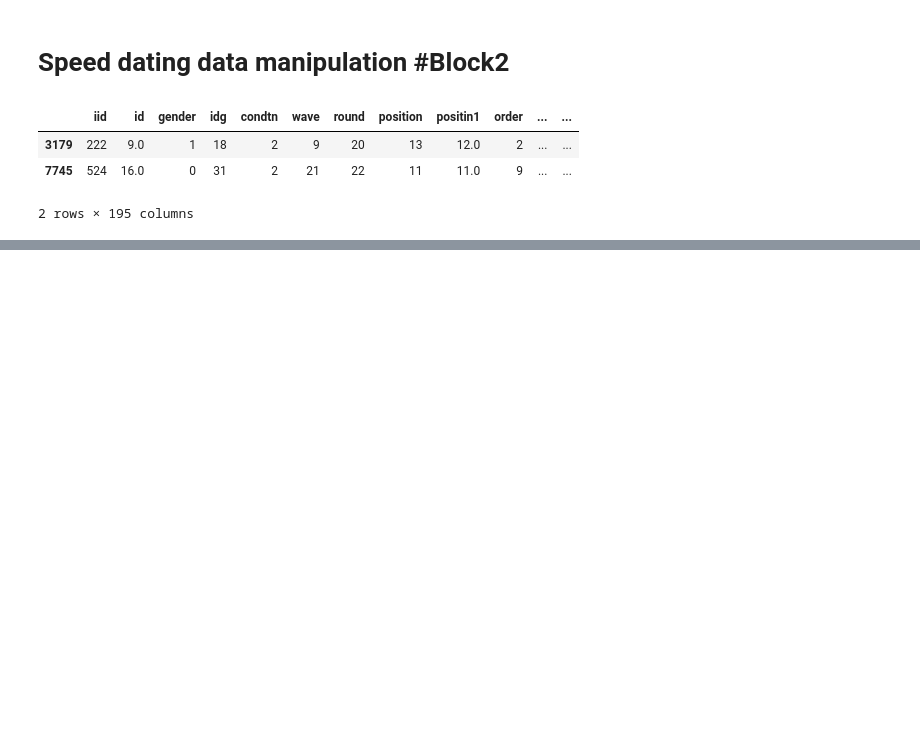
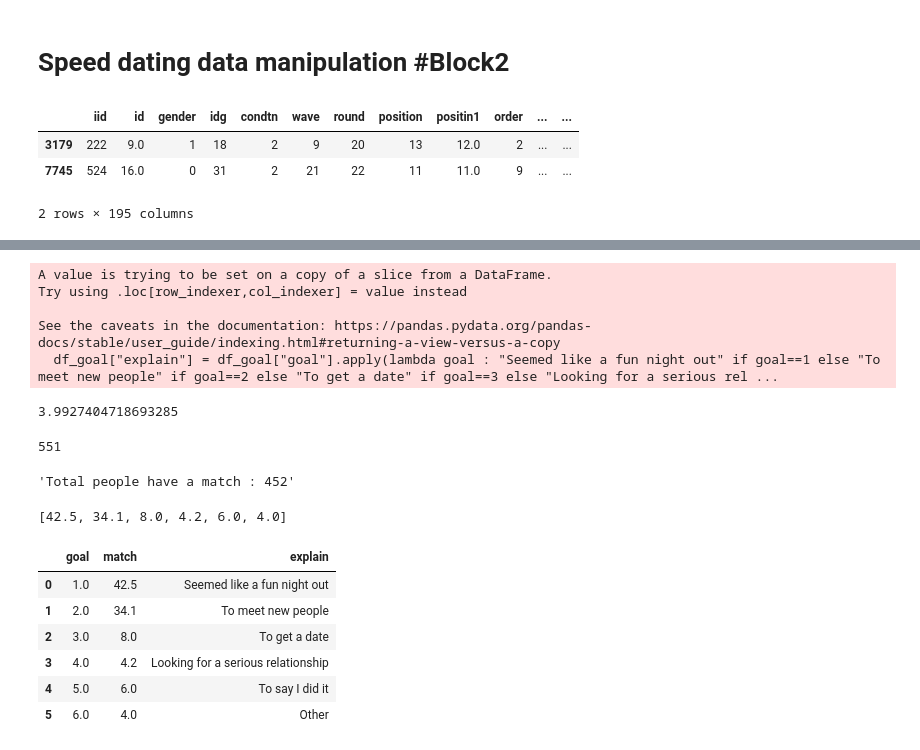
Before and after one commit to MKrouma/Jedha_Dating, a Jupyter notebook: research/notebook/speed-dating-analysis.ipynb, the cells around one changed output, grey strips where cells are left out. Cells and saved outputs as stored; diff of their text form; code cells hidden in the pictures; blank space fills up the shorter version.

```diff
--- a/research/notebook/speed-dating-analysis.ipynb
+++ b/research/notebook/speed-dating-analysis.ipynb
@@ -40,0 +127,45 @@ Index(['iid', 'id', 'gender', 'idg', 'condtn', 'wave', 'round', 'position',
+# %%
+df_goal = df_dating[["iid", "match", "goal"]]
+df_goal["explain"] = df_goal["goal"].apply(lambda goal : "Seemed like a fun night out" if goal==1 else "To meet new people" if goal==2 else "To get a date" if goal==3 else "Looking for a serious relationship" if goal==4 else "To say I did it" if goal==5 else "Other")
+
+# ho many people looking for serious relionship get a match
+match_serious_people = 100 * (df_goal[df_goal["explain"]=="Looking for a serious relationship"].iid.unique().shape[0] / df_dating.iid.unique().shape[0])
+display(match_serious_people)
+
+# percentage of people receiving date according to they first intention
+n_people = df_dating.iid.unique().shape[0]
+display(n_people)
+
+total_match = len(df_goal[df_goal["match"]==1].iid.unique())
+display("Total people have a match : {}".format(total_match))
+
+n_math_id_goal = df_goal[df_goal["match"]==1].groupby("iid").first().groupby("goal").count()
+
+n_math_id_goal = pd.DataFrame(round(100 * (n_math_id_goal["match"] / total_match), 1)).reset_index()
+n_math_id_goal["explain"] = n_math_id_goal["goal"].apply(lambda goal : "Seemed like a fun night out" if goal==1.0 else "To meet new people" if goal==2.0 else "To get a date" if goal==3.0 else "Looking for a serious relationship" if goal==4.0 else "To say I did it" if goal==5.0 else "Other")
+display(list(n_math_id_goal["match"].values))
+
+# pie variables
+match_goal = n_math_id_goal["match"].values
+names = list(n_math_id_goal["explain"].unique())
+explode = (0.05,0,0,0,0,0)
+color_palette = ["#265952", "#DFCEEB", "#DBDE2F", "#45201E", "#c7ac92", "#a44a3f"]
+
+display(n_math_id_goal)
+# %% [output]
+A value is trying to be set on a copy of a slice from a DataFrame.
+Try using .loc[row_indexer,col_indexer] = value instead
+
+See the caveats in the documentation: https://pandas.pydata.org/pandas-docs/stable/user_guide/indexing.html#returning-a-view-versus-a-copy
+  df_goal["explain"] = df_goal["goal"].apply(lambda goal : "Seemed like a fun night out" if goal==1 else "To meet new people" if goal==2 else "To get a date" if goal==3 else "Looking for a serious rel ...
+3.9927404718693285
+551
+'Total people have a match : 452'
+[42.5, 34.1, 8.0, 4.2, 6.0, 4.0]
+|  | goal | match | explain |
+| 0 | 1.0 | 42.5 | Seemed like a fun night out |
+| 1 | 2.0 | 34.1 | To meet new people |
+| 2 | 3.0 | 8.0 | To get a date |
+| 3 | 4.0 | 4.2 | Looking for a serious relationship |
+| 4 | 5.0 | 6.0 | To say I did it |
+| 5 | 6.0 | 4.0 | Other |
```
Also changed, not shown: parts of 11 cells of this notebook, 1 other file.
